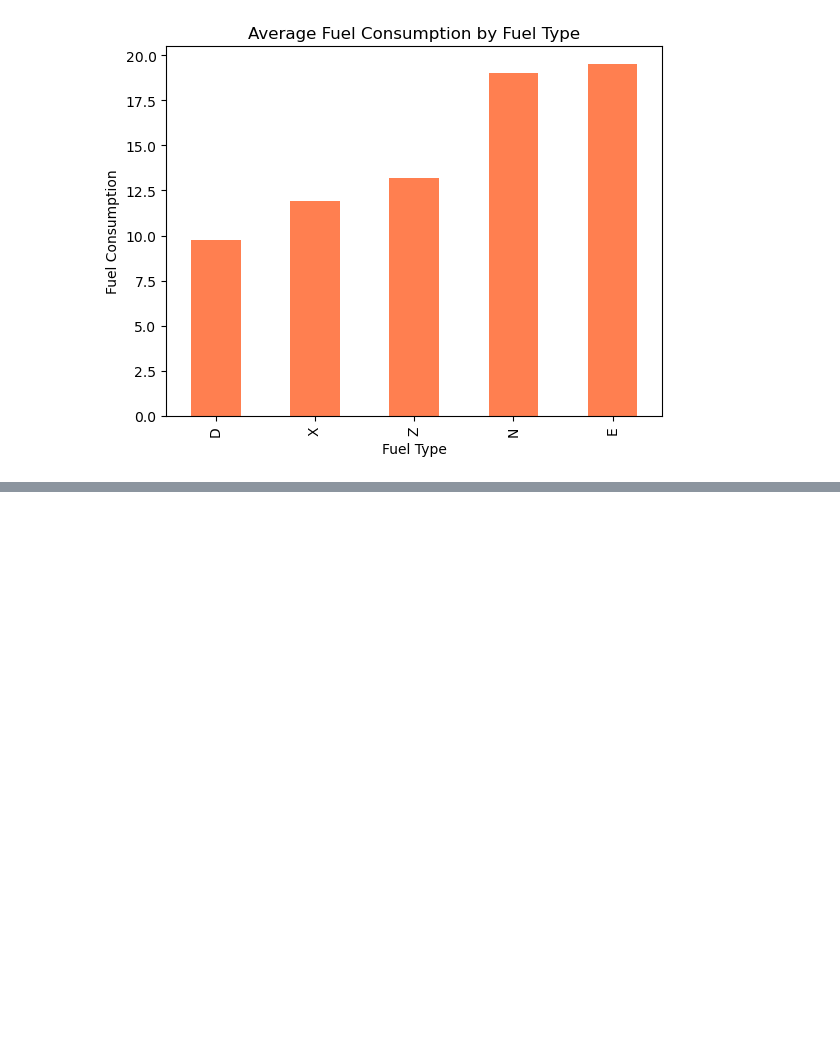
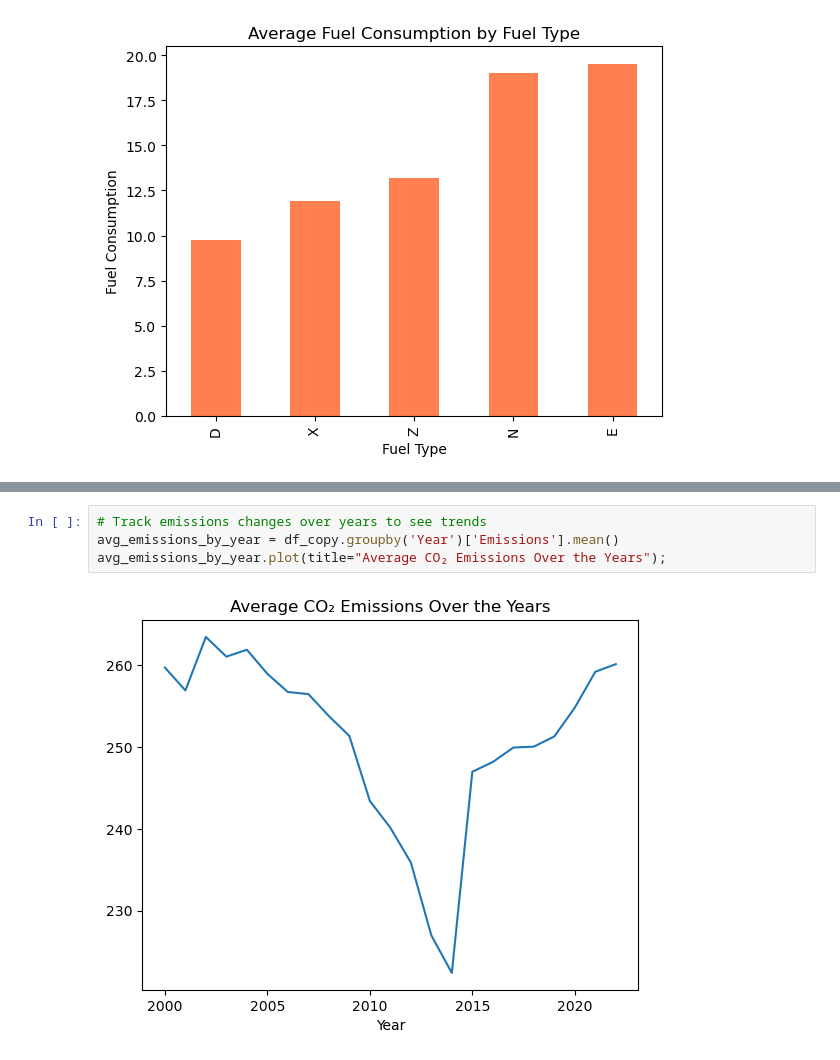
Before and after one commit to WambuiMunene/Phase2-Project_Group-4, a Jupyter notebook: Notebooks/Louis.ipynb, the cells around one changed output, grey strips where cells are left out. Cells and saved outputs as stored; diff of their text form; blank space fills up the shorter version.

```diff
--- a/Notebooks/Louis.ipynb
+++ b/Notebooks/Louis.ipynb
@@ -525,0 +566,6 @@ Name: Fuel Consumption, dtype: float64
+# %%
+# Track emissions changes over years to see trends
+avg_emissions_by_year = df_copy.groupby('Year')['Emissions'].mean()
+avg_emissions_by_year.plot(title="Average CO₂ Emissions Over the Years");
+# %% [output]
+[figure, added]
```
Also changed, not shown: parts of 6 cells of this notebook.
